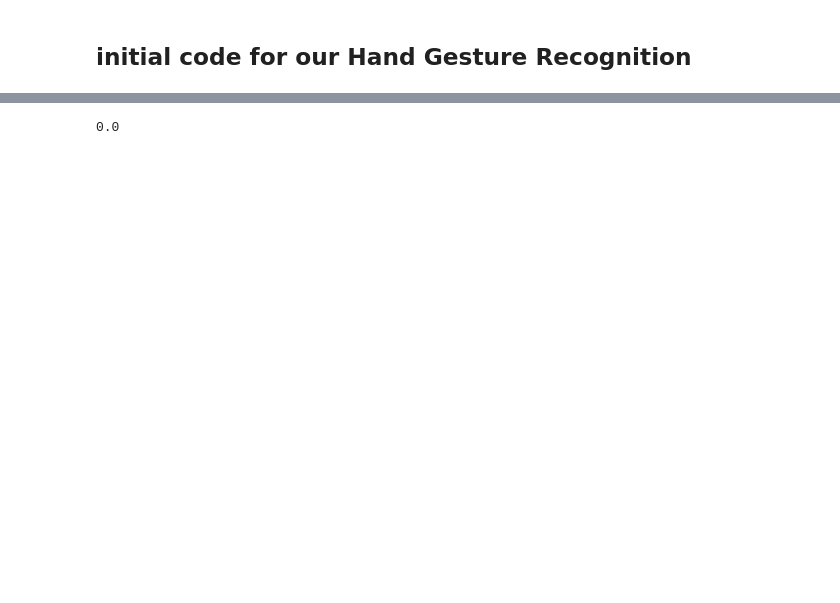
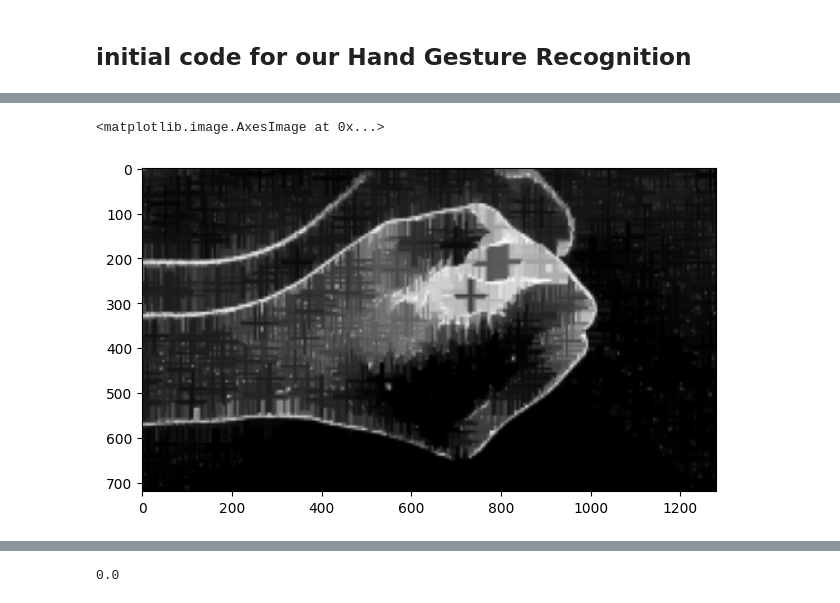
Before and after one commit to khaHesham/Hand-Gesture-Recognition, a Jupyter notebook: init_workspace.ipynb, the cells around one changed output, grey strips where cells are left out. Cells and saved outputs as stored; diff of their text form; code cells hidden in the pictures; blank space fills up the shorter version.

```diff
--- a/init_workspace.ipynb
+++ b/init_workspace.ipynb
@@ -135,3 +200,8 @@ def segment(image):
     cv2.drawContours(segmented_image, contours, -1, 255, -1)
 
     return segmented_image
+# %%
+io.imshow(resize(noPlanB(img),(img.shape[0],img.shape[1])))
+# %% [output]
+<matplotlib.image.AxesImage at 0x...>
+[figure, added]
```
Also changed, not shown: parts of 38 cells of this notebook, 2 other files.
